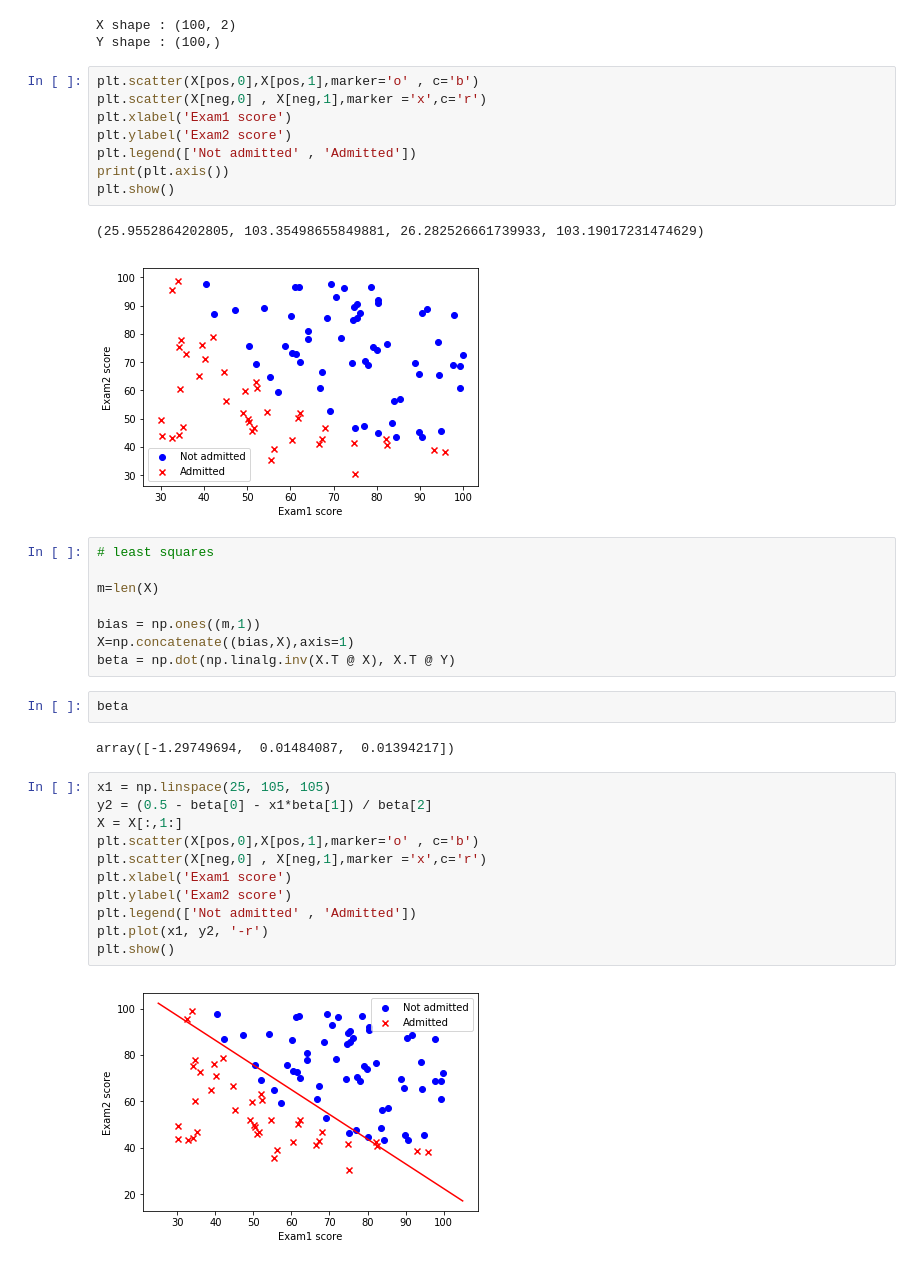
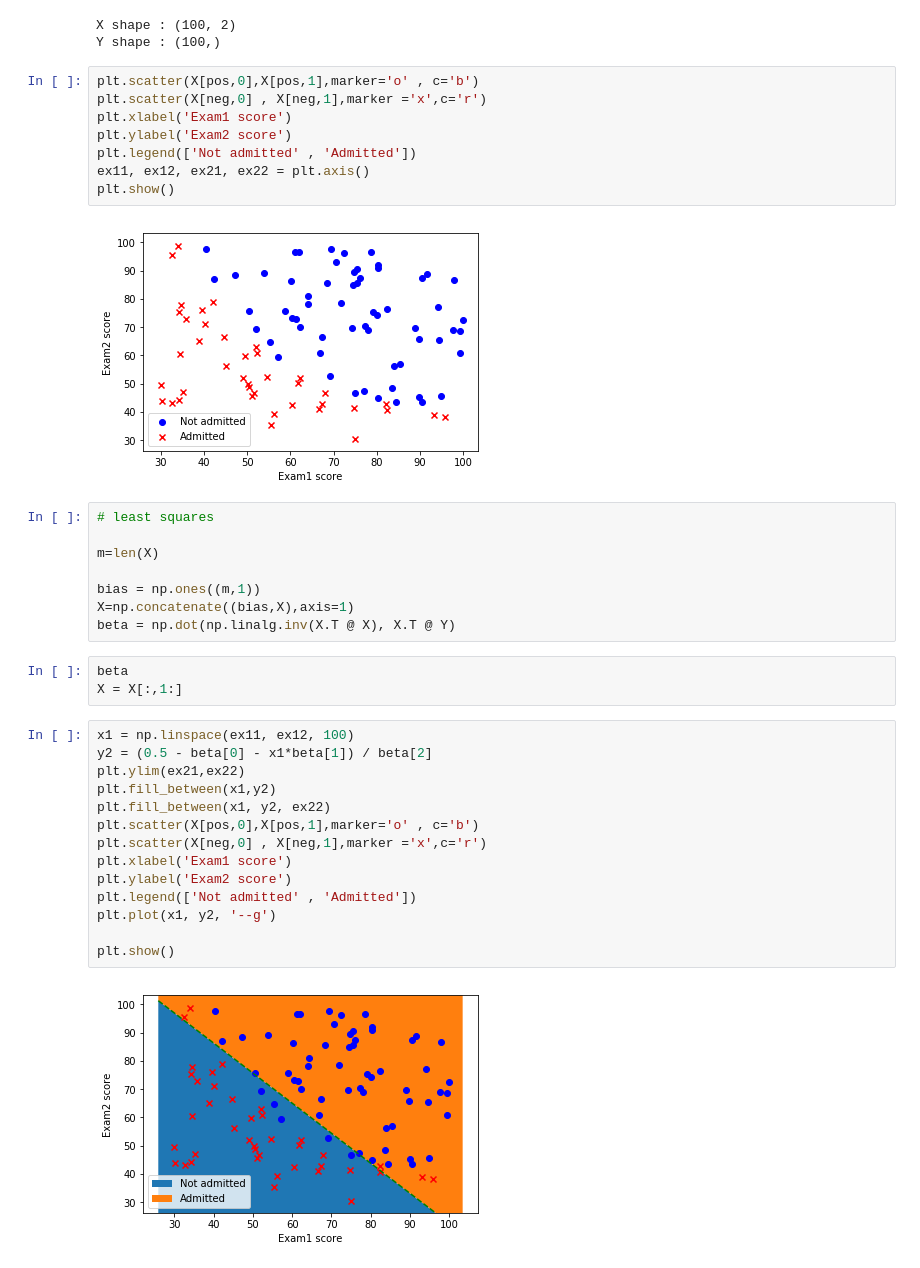
Before and after one commit to anantsrivastava30/statistical_learning, a Jupyter notebook: least_squares.ipynb, the cells around one changed output. Drawn from its saved outputs; the diff is of its cells as text.

```diff
--- a/least_squares.ipynb
+++ b/least_squares.ipynb
@@ -27,10 +27,9 @@ plt.scatter(X[neg,0] , X[neg,1],marker ='x',c='r')
 plt.xlabel('Exam1 score')
 plt.ylabel('Exam2 score')
 plt.legend(['Not admitted' , 'Admitted'])
-print(plt.axis())
+ex11, ex12, ex21, ex22 = plt.axis()
 plt.show()
 # %% [output]
-(25.9552864202805, 103.35498655849881, 26.282526661739933, 103.19017231474629)
 [figure]
 # %%
 # least squares
@@ -40,20 +39,22 @@ m=len(X)
 bias = np.ones((m,1))
 X=np.concatenate((bias,X),axis=1)
 beta = np.dot(np.linalg.inv(X.T @ X), X.T @ Y)
-# %%
-beta
-# %% [output]
-array([-1.29749694,  0.01484087,  0.01394217])
+# %%
+beta
+X = X[:,1:]
 # %%
-x1 = np.linspace(25, 105, 105)
+x1 = np.linspace(ex11, ex12, 100)
 y2 = (0.5 - beta[0] - x1*beta[1]) / beta[2]
-X = X[:,1:]
+plt.ylim(ex21,ex22)
+plt.fill_between(x1,y2)
+plt.fill_between(x1, y2, ex22)
 plt.scatter(X[pos,0],X[pos,1],marker='o' , c='b')
 plt.scatter(X[neg,0] , X[neg,1],marker ='x',c='r')
 plt.xlabel('Exam1 score')
 plt.ylabel('Exam2 score')
 plt.legend(['Not admitted' , 'Admitted'])
-plt.plot(x1, y2, '-r')
+plt.plot(x1, y2, '--g')
+
 plt.show()
 # %% [output]
-[figure, old version]
+[figure, new version]
```
